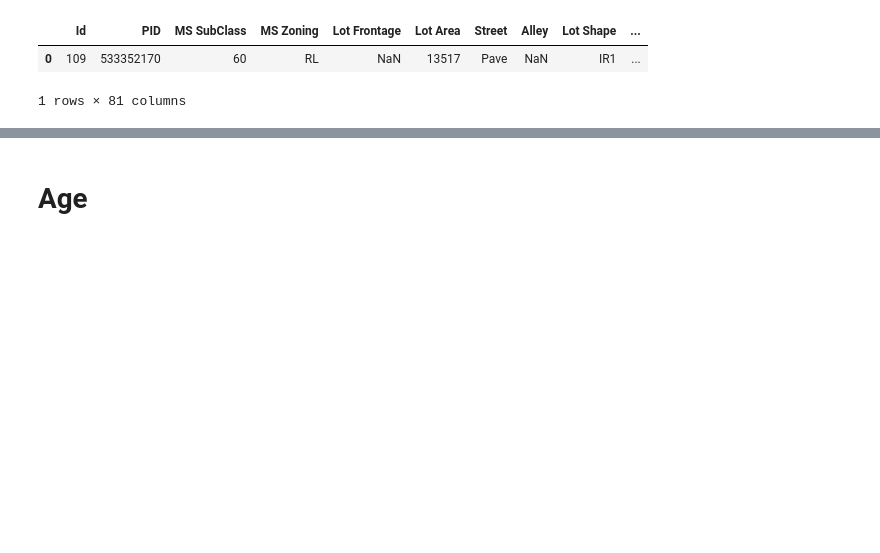
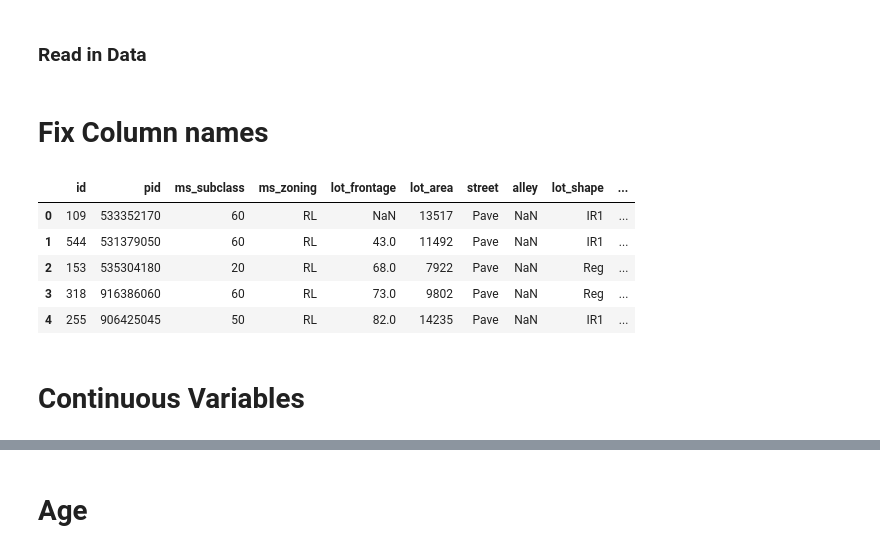
Before and after one commit to AlexSpradling/Home-Price-Prediction-in-Ames-IA, a Jupyter notebook: code/data_cleaning.ipynb, the cells around one changed output, grey strips where cells are left out. Saved outputs shown, nothing was run; the diff lists cells and outputs as text; code cells hidden in the pictures; blank space fills up the shorter version.

```diff
--- a/code/data_cleaning.ipynb
+++ b/code/data_cleaning.ipynb
@@ -11,8 +10,22 @@ import re
+# %% [markdown]
+### Read in Data
 # %%
 # import data
-house_train = pd.read_csv('datasets/train.csv')
-house_train.head(1)
+house_train = pd.read_csv('../datasets/train.csv')
+
+# increase column width
+pd.set_option('display.max_columns', 100)
-# %% [output]
-|  | Id | PID | MS SubClass | MS Zoning | Lot Frontage | Lot Area | Street | Alley | Lot Shape | ... |
-| 0 | 109 | 533352170 | 60 | RL | NaN | 13517 | Pave | NaN | IR1 | ... |
-1 rows × 81 columns
+# %% [markdown]
+# Fix Column names
+# %%
+house_train.columns = [x.replace(' ', '_').lower() for x in house_train.columns]
+house_train.head(5)
+# %% [output]
+|  | id | pid | ms_subclass | ms_zoning | lot_frontage | lot_area | street | alley | lot_shape | ... |
+| 0 | 109 | 533352170 | 60 | RL | NaN | 13517 | Pave | NaN | IR1 | ... |
+| 1 | 544 | 531379050 | 60 | RL | 43.0 | 11492 | Pave | NaN | IR1 | ... |
+| 2 | 153 | 535304180 | 20 | RL | 68.0 | 7922 | Pave | NaN | Reg | ... |
+| 3 | 318 | 916386060 | 60 | RL | 73.0 | 9802 | Pave | NaN | Reg | ... |
+| 4 | 255 | 906425045 | 50 | RL | 82.0 | 14235 | Pave | NaN | IR1 | ... |
+# %% [markdown]
+# Continuous Variables
```
Also changed, not shown: parts of 18 cells of this notebook.
